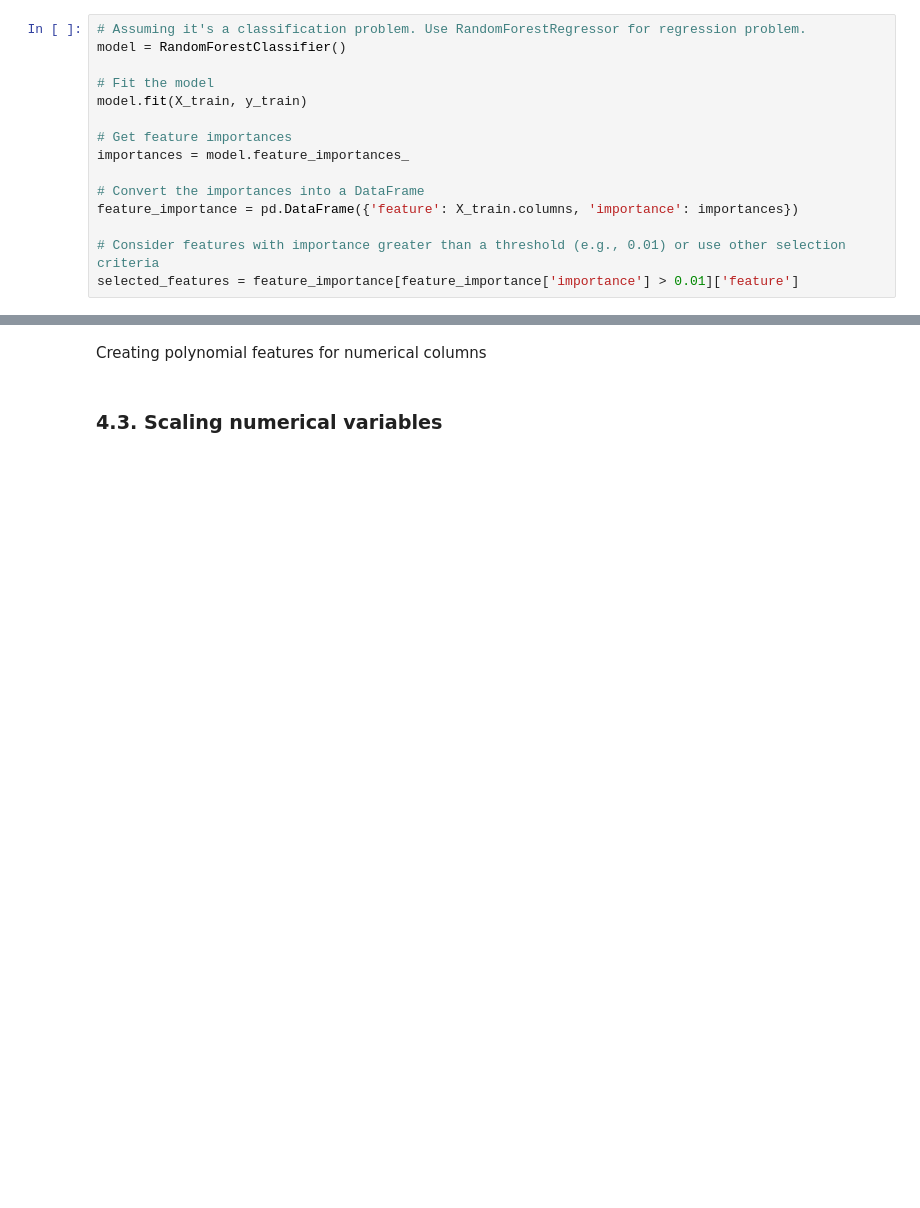
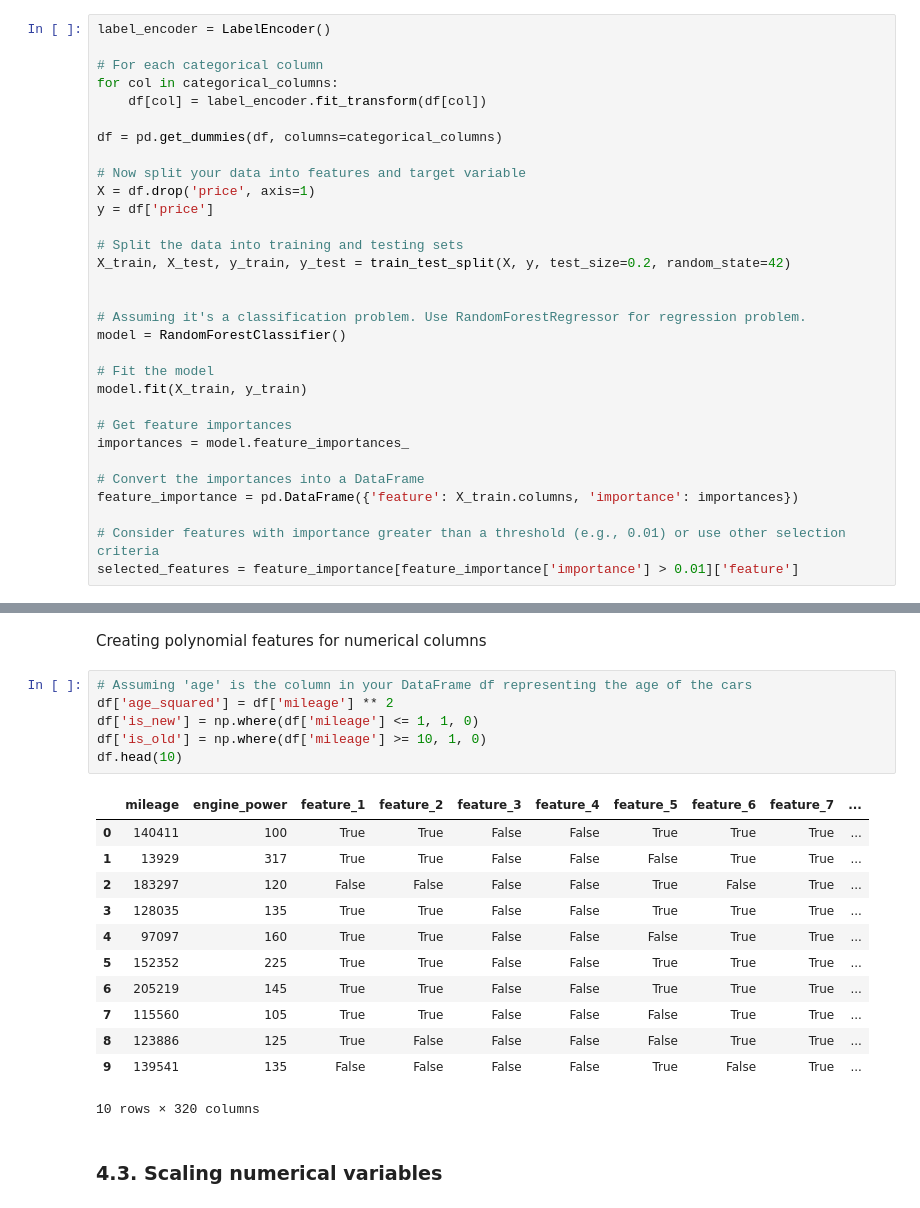
Before and after one commit to GabrielHenaux/machine-Learning-Henaux-Gonnet, a Jupyter notebook: Multivariative/Multivariate linear regression-2/9.3.2_bmw_price_prediction_exercise_en.ipynb, the cells around one changed output, grey strips where cells are left out. Saved outputs shown, nothing was run; the diff lists cells and outputs as text; blank space fills up the shorter version.

```diff
--- a/Multivariative/Multivariate linear regression-2/9.3.2_bmw_price_prediction_exercise_en.ipynb
+++ b/Multivariative/Multivariate linear regression-2/9.3.2_bmw_price_prediction_exercise_en.ipynb
@@ -160,6 +160,22 @@ X_train, X_test, y_train, y_test = train_test_split(X, y, test_size=0.2, random_
 # %% [markdown]
 Remove any unnecessary feature.
 # %%
+label_encoder = LabelEncoder()
+
+# For each categorical column
+for col in categorical_columns:
+    df[col] = label_encoder.fit_transform(df[col])
+
+df = pd.get_dummies(df, columns=categorical_columns)
+
+# Now split your data into features and target variable
+X = df.drop('price', axis=1)
+y = df['price']
+
+# Split the data into training and testing sets
+X_train, X_test, y_train, y_test = train_test_split(X, y, test_size=0.2, random_state=42)
+
+
 # Assuming it's a classification problem. Use RandomForestRegressor for regression problem.
 model = RandomForestClassifier()
 
@@ -180,5 +194,24 @@ ValueError: could not convert string to float: 'BMW'
 ### 4.2. Creating new features
 # %% [markdown]
 Creating polynomial features for numerical columns
+# %%
+# Assuming 'age' is the column in your DataFrame df representing the age of the cars
+df['age_squared'] = df['mileage'] ** 2
+df['is_new'] = np.where(df['mileage'] <= 1, 1, 0)
+df['is_old'] = np.where(df['mileage'] >= 10, 1, 0)
+df.head(10)
+# %% [output]
+|  | mileage | engine_power | feature_1 | feature_2 | feature_3 | feature_4 | feature_5 | feature_6 | feature_7 | ... |
+| 0 | 140411 | 100 | True | True | False | False | True | True | True | ... |
+| 1 | 13929 | 317 | True | True | False | False | False | True | True | ... |
+| 2 | 183297 | 120 | False | False | False | False | True | False | True | ... |
+| 3 | 128035 | 135 | True | True | False | False | True | True | True | ... |
+| 4 | 97097 | 160 | True | True | False | False | False | True | True | ... |
+| 5 | 152352 | 225 | True | True | False | False | True | True | True | ... |
+| 6 | 205219 | 145 | True | True | False | False | True | True | True | ... |
+| 7 | 115560 | 105 | True | True | False | False | False | True | True | ... |
+| 8 | 123886 | 125 | True | False | False | False | False | True | True | ... |
+| 9 | 139541 | 135 | False | False | False | False | True | False | True | ... |
+10 rows × 320 columns
 # %% [markdown]
 ### 4.3. Scaling numerical variables
```
Also changed, not shown: parts of 3 cells of this notebook.
